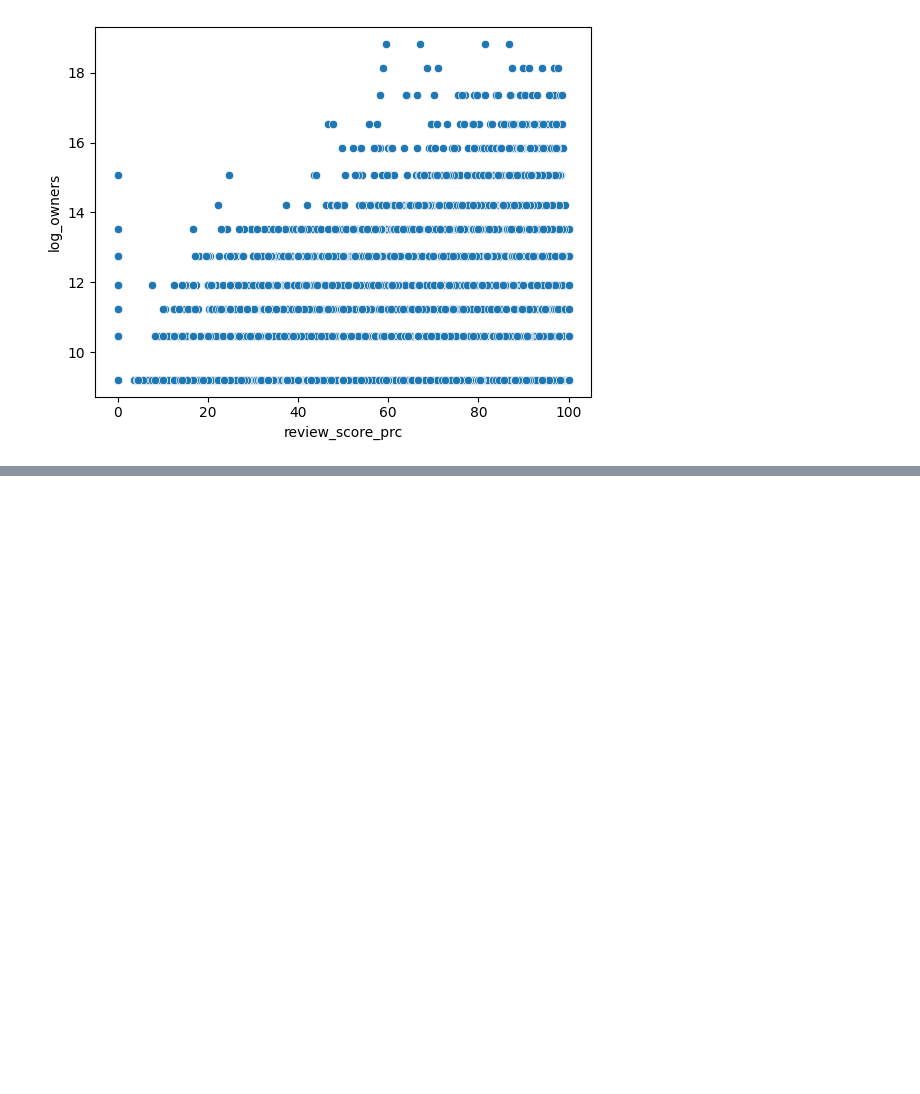
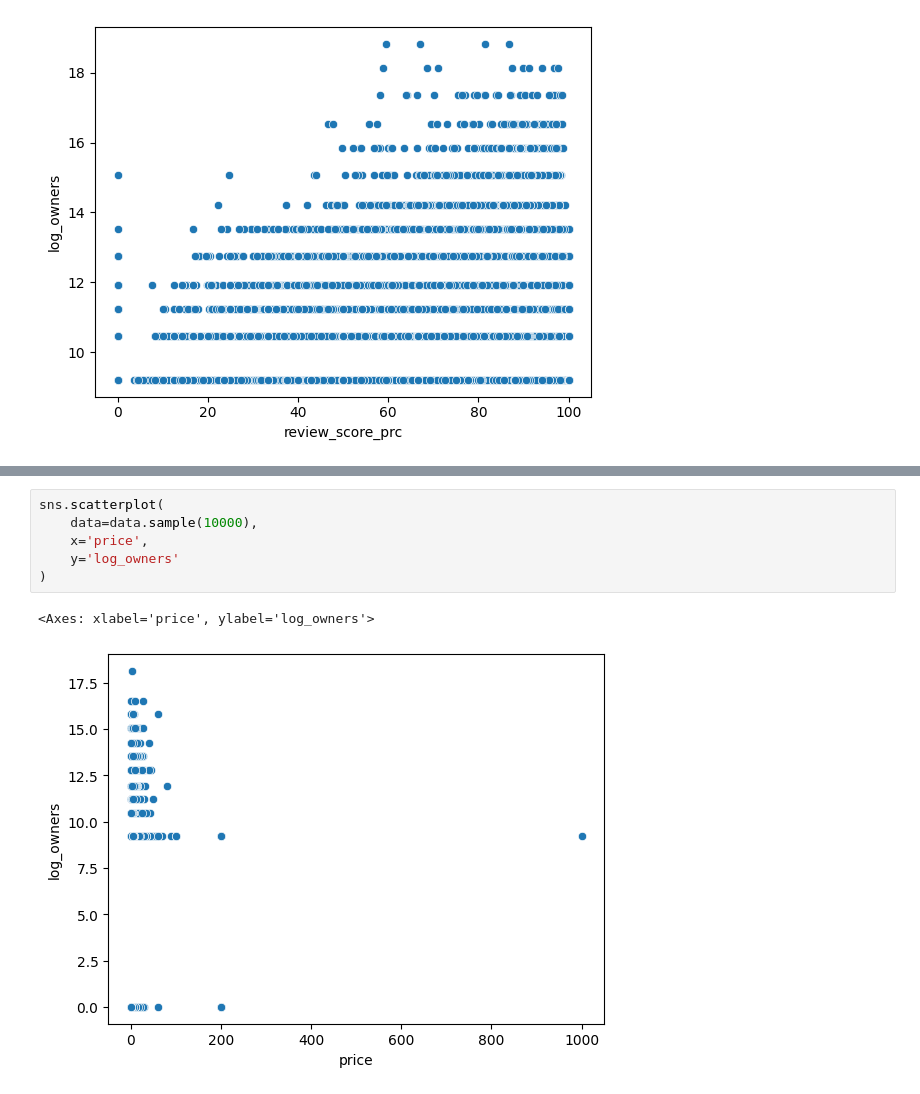
Before and after one commit to LaraDbUBA/Steam-Success-Analysis, a Jupyter notebook: notebooks/02_data_visualization.ipynb, the cells around one changed output, grey strips where cells are left out. Drawn from its saved outputs; the diff is of its cells as text; blank space fills up the shorter version.

Commit message:
Steam dashboard and visual improvements

```diff
--- a/notebooks/02_data_visualization.ipynb
+++ b/notebooks/02_data_visualization.ipynb
@@ -75,0 +77,9 @@ sns.scatterplot(
+# %%
+sns.scatterplot(
+    data=data.sample(10000),
+    x='price',
+    y='log_owners'
+)
+# %% [output]
+<Axes: xlabel='price', ylabel='log_owners'>
+[figure, added]
```
Also changed, not shown: parts of 62 cells of this notebook, 7 other files.
